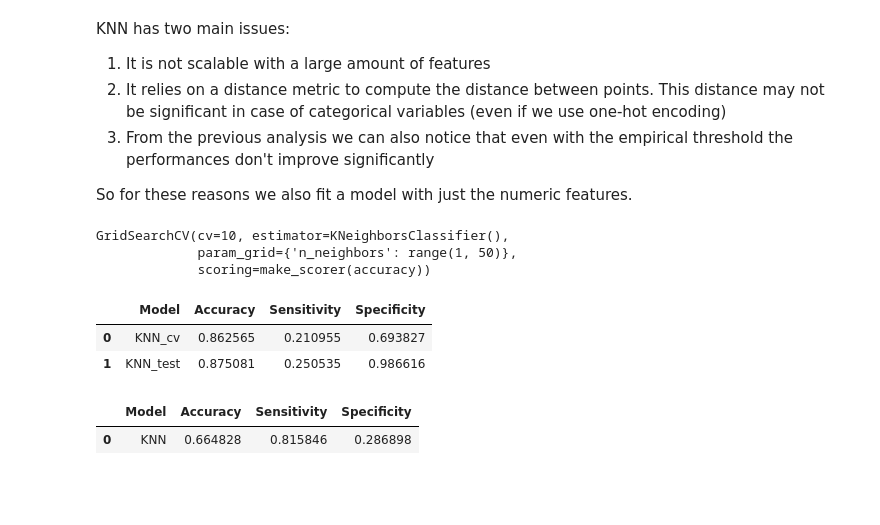
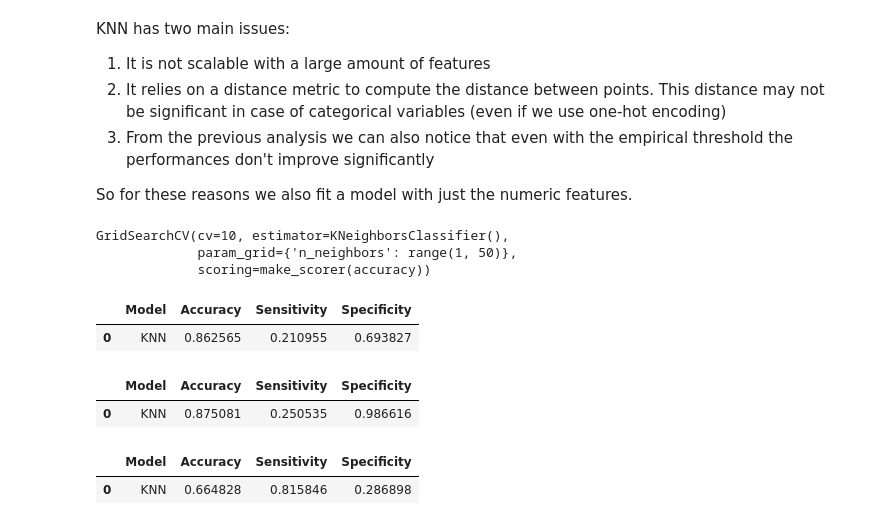
Before and after one commit to sararesta/ML-Homework, a Jupyter notebook: Classification-Copy1.ipynb, the cells around one changed output. Cells and saved outputs as stored; diff of their text form; code cells hidden in the pictures; blank space fills up the shorter version.

```diff
--- a/Classification-Copy1.ipynb
+++ b/Classification-Copy1.ipynb
@@ -467,9 +459,0 @@ Test accuracy: 0.8828682673588579
-# %%
-from sklearn.model_selection import GridSearchCV
-
-model = Pipeline([('poly', PolynomialFeatures()),
-                  ('lda', LDA(store_covariance=True))])
-params = {'poly__degree': range(1, 6)}
-cv = GridSearchCV(model, params, refit=True, cv=10,
-                  scoring=make_scorer(accuracy))
-cv.fit(X_train_full, y_train)
@@ -529,11 +462,13 @@ Test accuracy: 0.8387410772225827
 # %% [markdown]
 ### Feature selection
 # %%
+import warnings
+warnings.filterwarnings("ignore")
 cv = 5
 features_QDA = forward_selection(X_train_scaled, y_train, X_test_scaled, y_test,"QDA",
                   get_evaluator(make_scorer(accuracy)), np.argmax, # 2.
                   get_cv_evaluator(make_scorer(accuracy), cv), np.argmax, # 3.
-                  get_cv_evaluator(make_scorer(accuracy), cv), np.argmax, # test
+                  get_evaluator(make_scorer(accuracy)), np.argmax, # test
                   candidates_scorer_name="Accuracy",
                   subsets_scorer_name="Accuracy (CV)",
                   verbose=False, weight_step3=cv)
@@ -544,6 +479,7 @@ features_QDA
 ### Evaluation
 # %%
 model = QDA(store_covariance=True)
-classification_metrics(model, "QDA", X_train[features_QDA], y_train, X_test[features_QDA], y_test,5)
+classification_metrics_training(model, "QDA", X_train[features_QDA], y_train, 5)
+classification_metrics_test(model,"QDA",X_train[features_QDA], y_train,X_test[features_QDA], y_test)
 # %% [output]
 |  | Model | Accuracy | Sensitivity | Specificity |
@@ -577,6 +514,7 @@ GridSearchCV(cv=10, estimator=KNeighborsClassifier(),
 # %%
 from sklearn.neighbors import KNeighborsClassifier
 model = KNeighborsClassifier(n_neighbors=cv.best_params_['n_neighbors'])
-classification_metrics(model, "KNN", X_train, y_train, X_test, y_test,5)
+classification_metrics_training(model, "KNN", X_train, y_train, 5)
+classification_metrics_test(model, "KNN", X_train, y_train, X_test, y_test)
 # %% [output]
 |  | Model | Accuracy | Sensitivity | Specificity |
@@ -598,18 +537,20 @@ So for these reasons we also fit a model with just the numeric features.
 # %%
 model = KNeighborsClassifier()
 params = {'n_neighbors': range(1, 50)}
 cv = GridSearchCV(model, params, refit=True, cv=10,
                   scoring=make_scorer(accuracy))
 cv.fit(X_train[numeric_features], y_train)
 model = KNeighborsClassifier(n_neighbors=cv.best_params_['n_neighbors'])
-classification_metrics(model, "KNN", X_train[numeric_features], y_train, X_test[numeric_features], y_test,5)
+classification_metrics_training(model, "KNN", X_train[numeric_features], y_train, 5)
+classification_metrics_test(model, "KNN",X_train[numeric_features], y_train, X_test[numeric_features], y_test)
 # %% [output]
 GridSearchCV(cv=10, estimator=KNeighborsClassifier(),
              param_grid={'n_neighbors': range(1, 50)},
              scoring=make_scorer(accuracy))
 |  | Model | Accuracy | Sensitivity | Specificity |
-| 0 | KNN_cv | 0.862565 | 0.210955 | 0.693827 |
-| 1 | KNN_test | 0.875081 | 0.250535 | 0.986616 |
+| 0 | KNN | 0.862565 | 0.210955 | 0.693827 |
+|  | Model | Accuracy | Sensitivity | Specificity |
+| 0 | KNN | 0.875081 | 0.250535 | 0.986616 |
 # %%
 classification_metrics_empirical_threshold(model, 'KNN', X_train[numeric_features], y_train, X_test[numeric_features], y_test)
 # %% [output]
```
Also changed, not shown: parts of 15 cells of this notebook.
